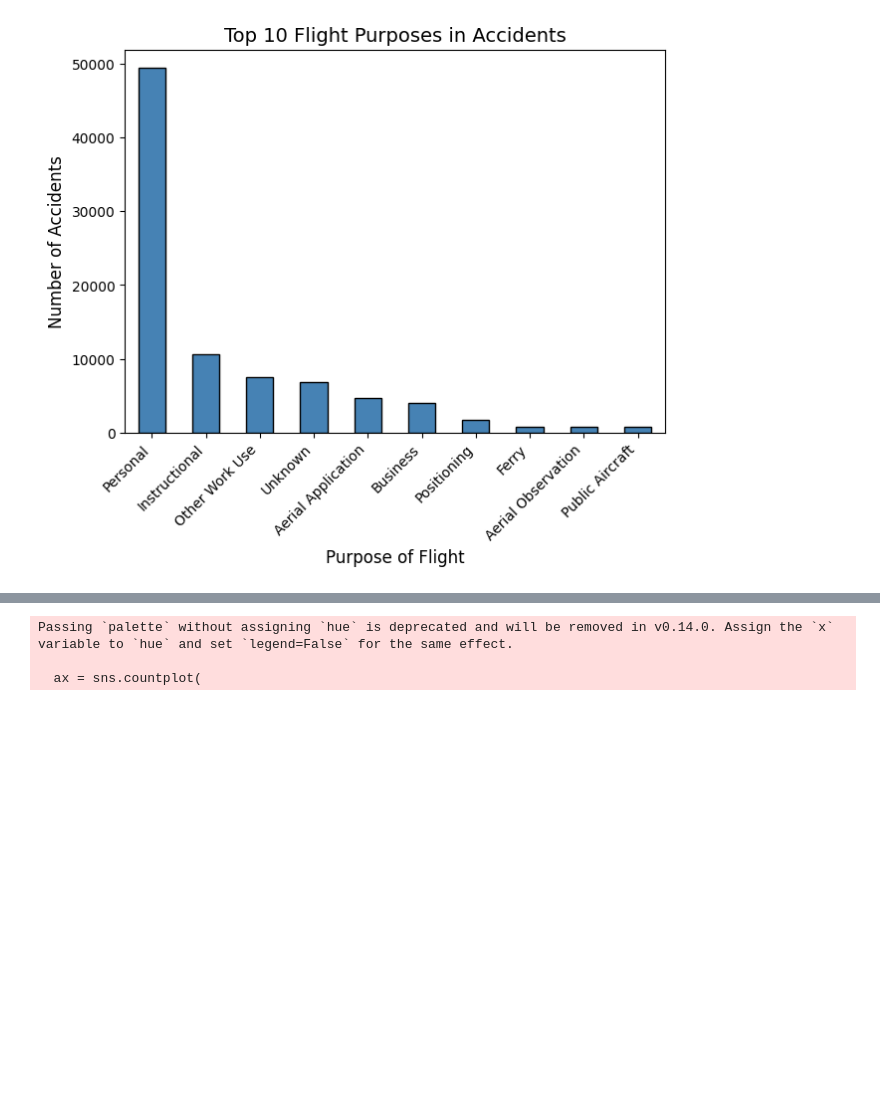
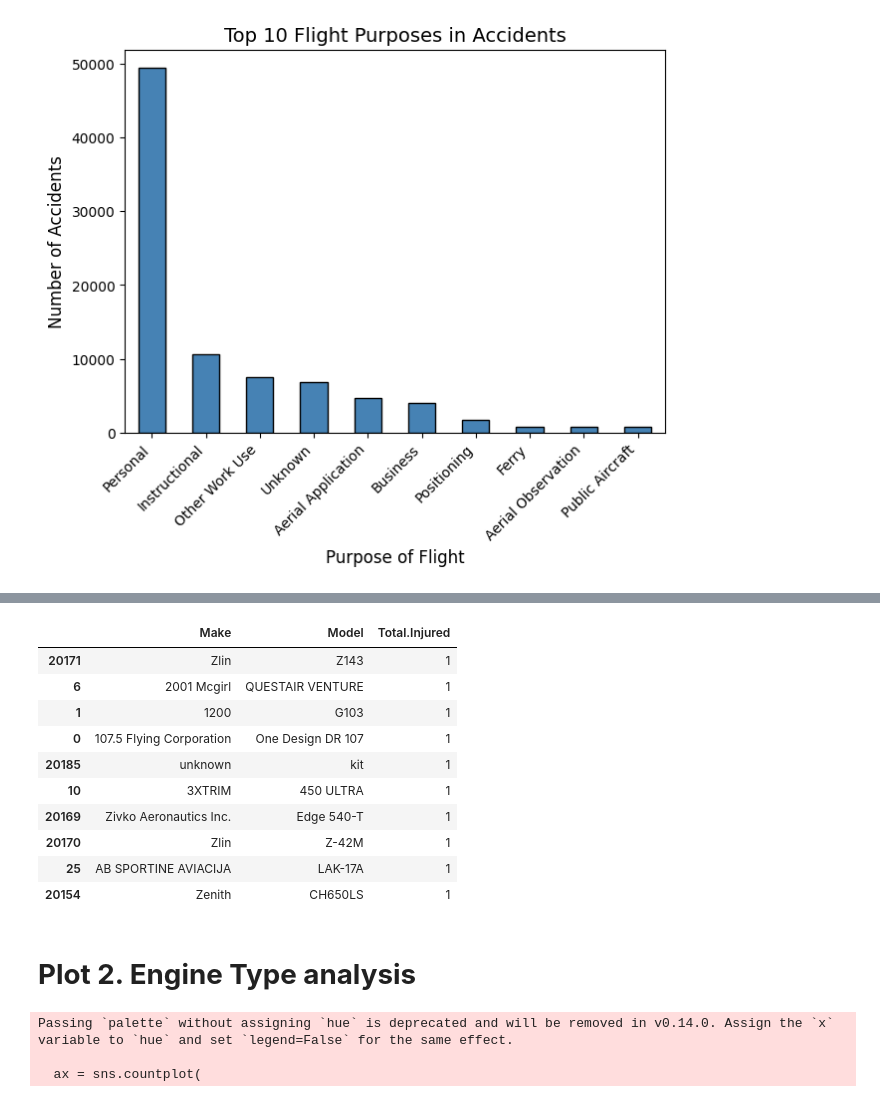
Before and after one commit to mwendemichelle4-dev/Aviation_Accident_Analysis, a Jupyter notebook: Aviation_analysis.ipynb, the cells around one changed output, grey strips where cells are left out. Cells and saved outputs as stored; diff of their text form; code cells hidden in the pictures; blank space fills up the shorter version.

```diff
--- a/Aviation_analysis.ipynb
+++ b/Aviation_analysis.ipynb
@@ -736,3 +746,21 @@ Passing `palette` without assigning `hue` is deprecated and will be removed in v
+# %%
+# Lets look at the aircraft make.model that have the least number of accidents
+
+make_model_accident_counts.tail(10)
+# %% [output]
+|  | Make | Model | Total.Injured |
+| 20171 | Zlin | Z143 | 1 |
+| 6 | 2001 Mcgirl | QUESTAIR VENTURE | 1 |
+| 1 | 1200 | G103 | 1 |
+| 0 | 107.5 Flying Corporation | One Design DR 107 | 1 |
+| 20185 | unknown | kit | 1 |
+| 10 | 3XTRIM | 450 ULTRA | 1 |
+| 20169 | Zivko Aeronautics Inc. | Edge 540-T | 1 |
+| 20170 | Zlin | Z-42M | 1 |
+| 25 | AB SPORTINE AVIACIJA | LAK-17A | 1 |
+| 20154 | Zenith | CH650LS | 1 |
+# %% [markdown]
+# **Plot 2. Engine Type analysis**
 # %%
 plt.figure(figsize=(10,6))
 ax = sns.countplot(
```
Also changed, not shown: parts of 27 cells of this notebook.
